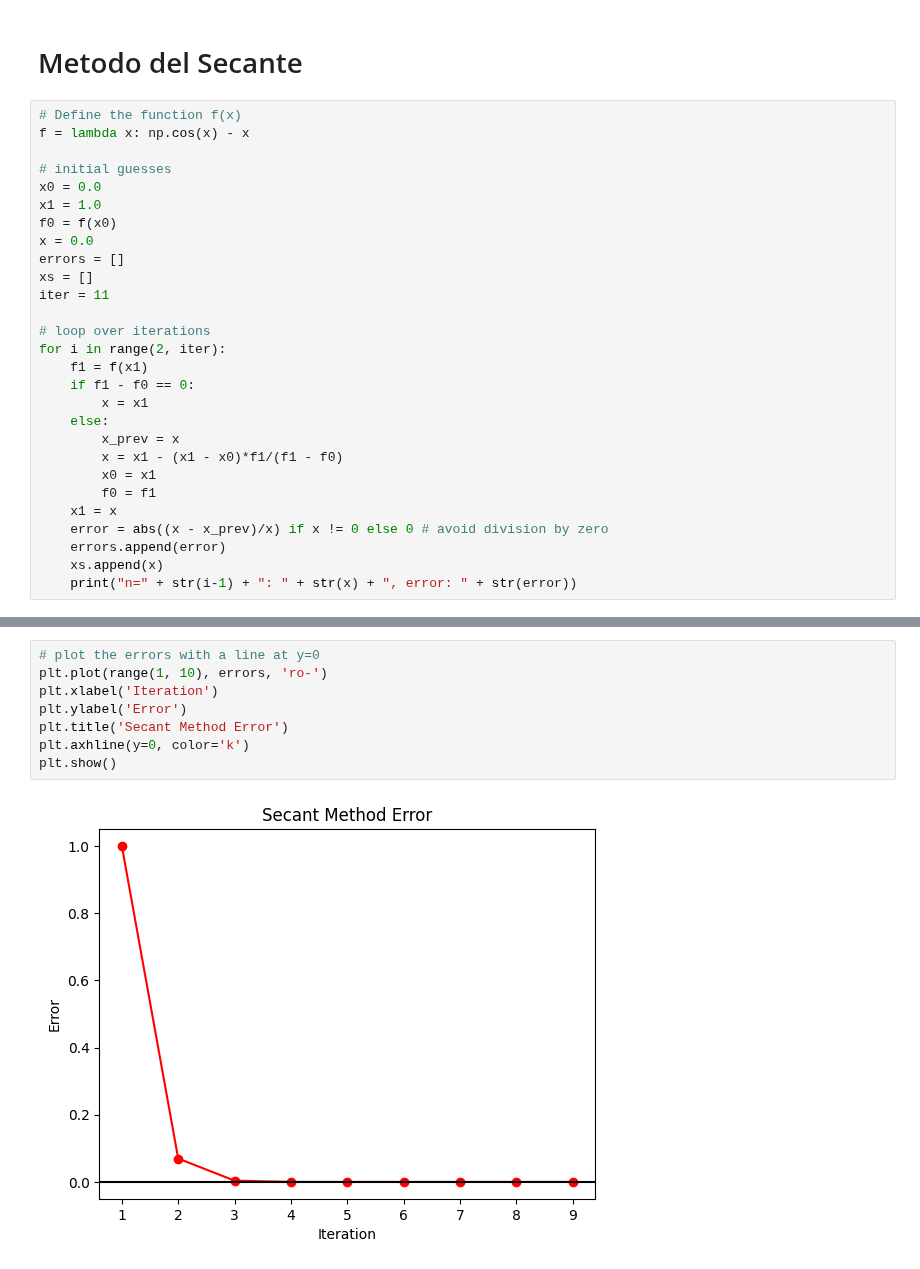
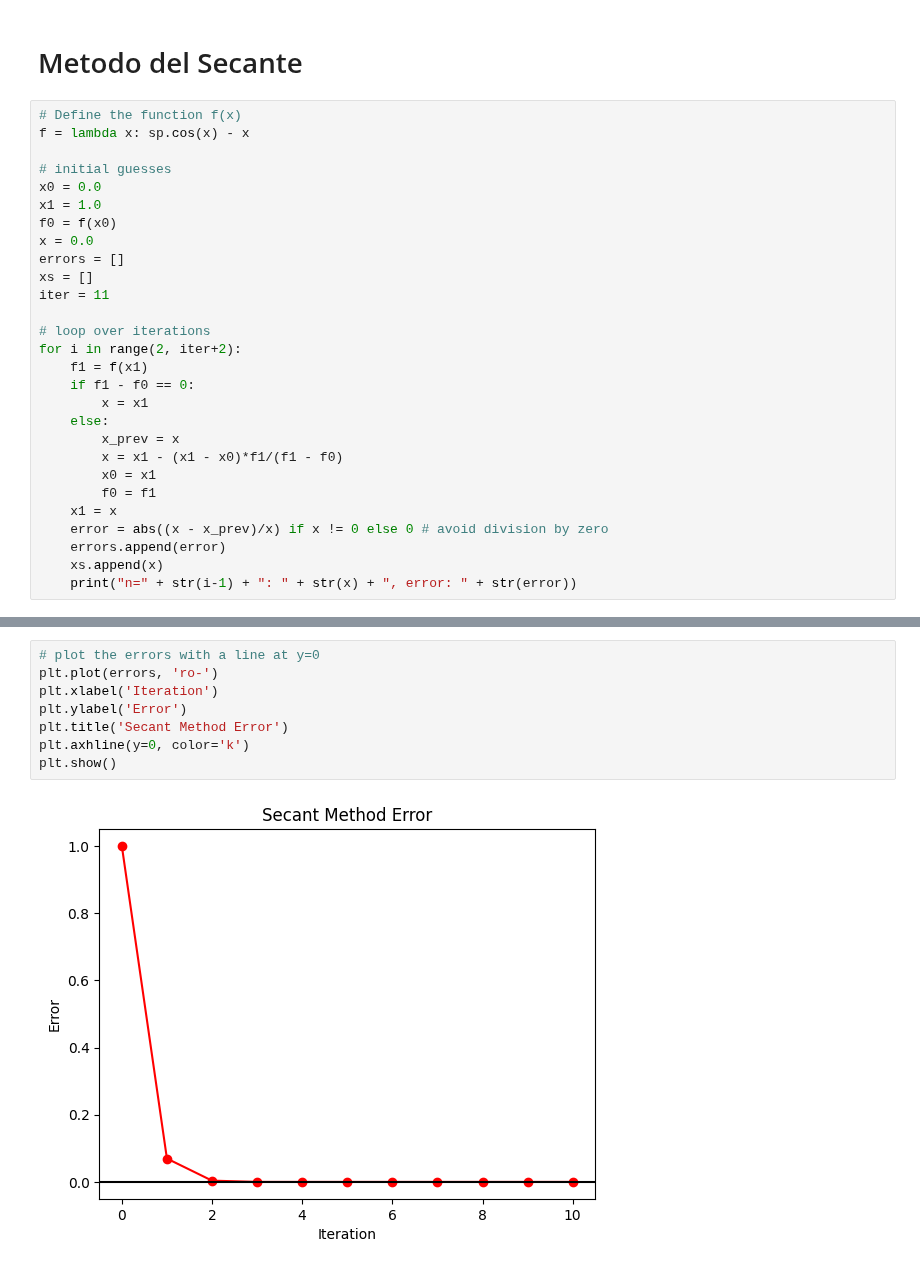
Before and after one commit to K3nnyZY/computer-solutions, a Jupyter notebook: analisis_numerico.ipynb, the cells around one changed output, grey strips where cells are left out. Drawn from its saved outputs; the diff is of its cells as text.

```diff
--- a/analisis_numerico.ipynb
+++ b/analisis_numerico.ipynb
@@ -59,7 +67,7 @@ plt.show()
 # Metodo del Secante
 # %%
 # Define the function f(x)
-f = lambda x: np.cos(x) - x
+f = lambda x: sp.cos(x) - x
 
 # initial guesses
 x0 = 0.0
@@ -71,7 +79,7 @@ xs = []
 iter = 11
 
 # loop over iterations
-for i in range(2, iter):
+for i in range(2, iter+2):
     f1 = f(x1)
     if f1 - f0 == 0:
         x = x1
@@ -98,10 +108,10 @@ n=9: 0.7390851332151607, error: 0.0
 # %%
 # plot the errors with a line at y=0
-plt.plot(range(1, 10), errors, 'ro-')
+plt.plot(errors, 'ro-')
 plt.xlabel('Iteration')
 plt.ylabel('Error')
 plt.title('Secant Method Error')
 plt.axhline(y=0, color='k')
 plt.show()
 # %% [output]
-[figure, old version]
+[figure, new version]
```
Also changed, not shown: parts of 2 cells of this notebook.
